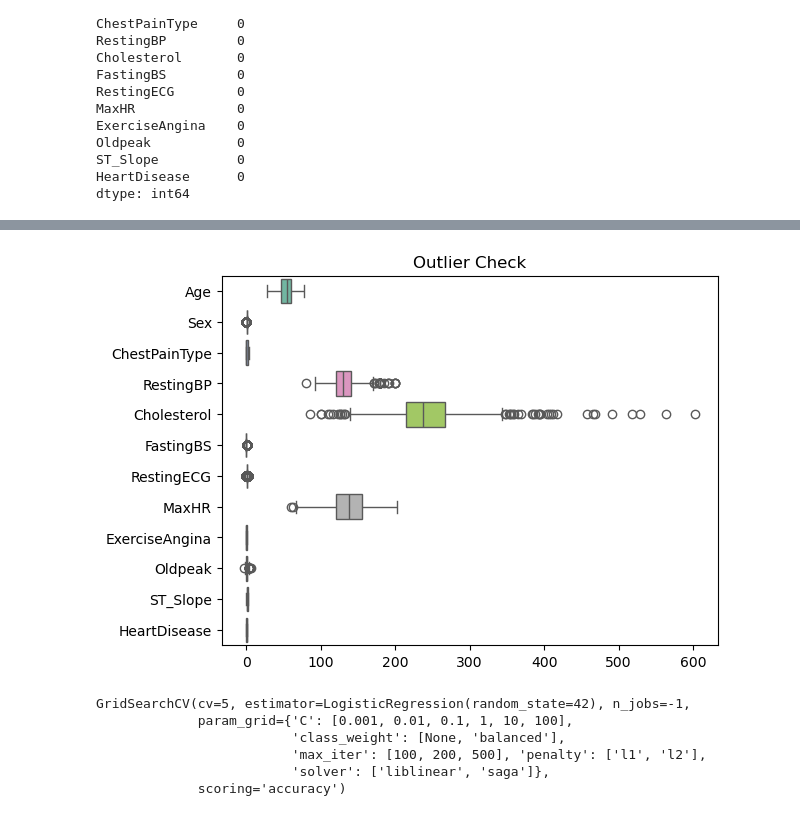
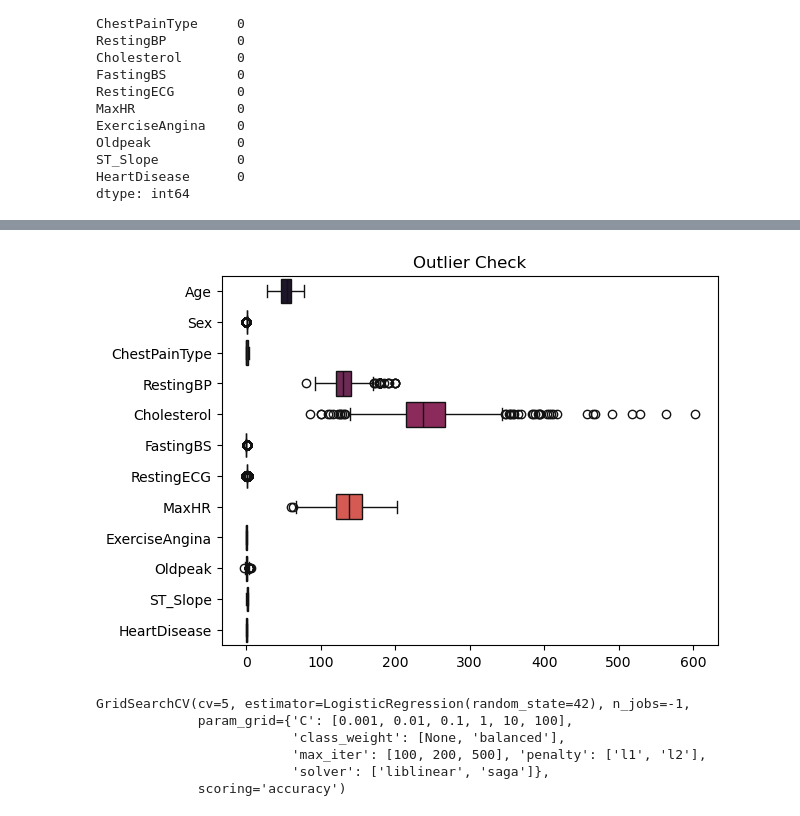
Before and after one commit to Vikalp-05/ML-Project, a Jupyter notebook: Project.ipynb, the cells around one changed output, grey strips where cells are left out. Drawn from its saved outputs; the diff is of its cells as text; code cells hidden in the pictures.

```diff
--- a/Project.ipynb
+++ b/Project.ipynb
@@ -115,10 +128,10 @@ plt.show()
 # %%
 #Check for outliers using boxplots
-outlier_check = sns.boxplot(data=df_clean, orient="h", palette="Set2")
+outlier_check = sns.boxplot(data=df_clean, orient="h", palette="rocket")
 outlier_check.set_title("Outlier Check")
 plt.show()
 # %% [output]
-[figure, old version]
+[figure, new version]
 # %%
 #Split data into train, test and validation sets
 
```
Also changed, not shown: parts of 6 cells of this notebook.
